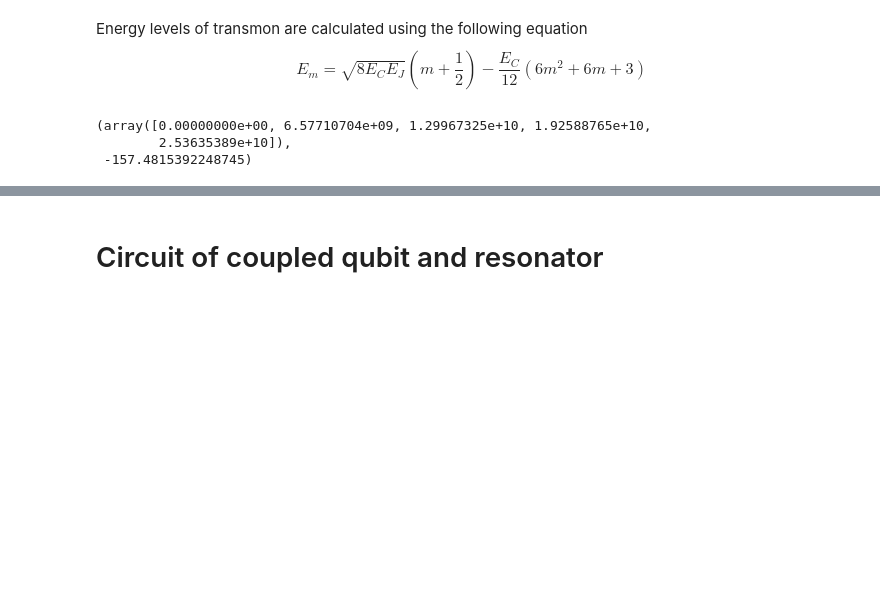
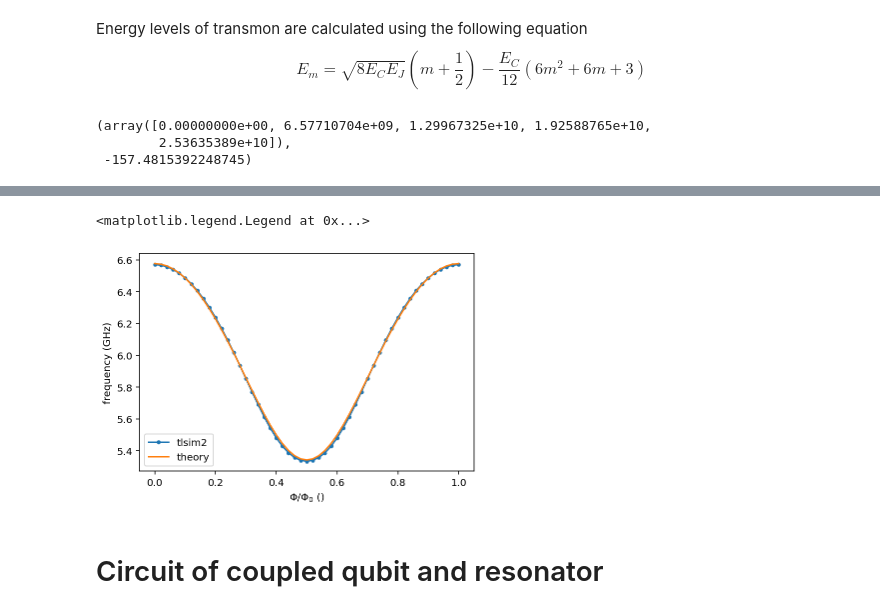
Before and after one commit to ooovector/tlsim2, a Jupyter notebook: example_notebooks/TLSim2 quantization tutorial.ipynb, the cells around one changed output, grey strips where cells are left out. Saved outputs shown, nothing was run; the diff lists cells and outputs as text; code cells hidden in the pictures; blank space fills up the shorter version.

```diff
--- a/example_notebooks/TLSim2 quantization tutorial.ipynb
+++ b/example_notebooks/TLSim2 quantization tutorial.ipynb
@@ -156,3 +213,24 @@ transitions, anharmonicity / 1e6
+# %%
+def ej_SQUID(ej1, ej2):
+    d = (ej2 - ej1) / (ej2 + ej1)
+    e_sum = ej1 + ej2
+    return lambda x: e_sum * np.sqrt(np.cos(x / 2) ** 2 + d ** 2 * np.sin(x / 2)**2)
+
+frequencies01_theory = np.zeros(len(phi_ext))
+for i, flux in enumerate(phi_ext):
+    EJ_eff = ej_SQUID(1 * EJ / 6, 5 * EJ / 6)(flux)
+    energies =  np.asarray([transmon_levels(m, EC, EJ_eff) / hbar / 2 / np.pi for m in range(2)])
+    transitions = energies - energies[0]
+    frequencies01_theory[i] = transitions[1]
+
+plt.plot(phi_ext / 2 / np.pi, frequencies01 / 1e9, label='tlsim2', marker='.')
+plt.plot(phi_ext / 2 / np.pi, frequencies01_theory / 1e9, label='theory')
+plt.xlabel("$\Phi / \Phi_0$ ()")
+plt.ylabel("frequency (GHz)")
+plt.legend()
+# %% [output]
+<matplotlib.legend.Legend at 0x...>
+[figure, added]
 # %% [markdown]
 # Circuit of coupled qubit and resonator
 # %% [markdown]
```
Also changed, not shown: parts of 18 cells of this notebook, 7 other files.
